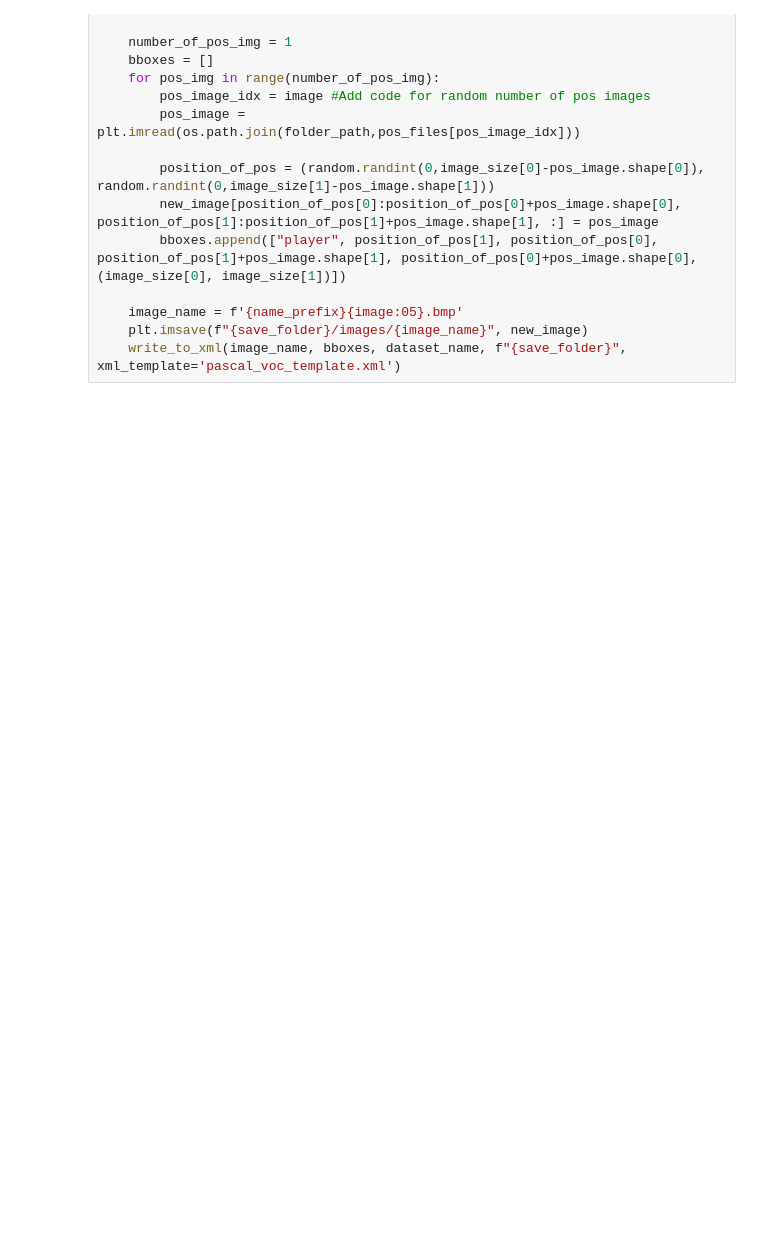
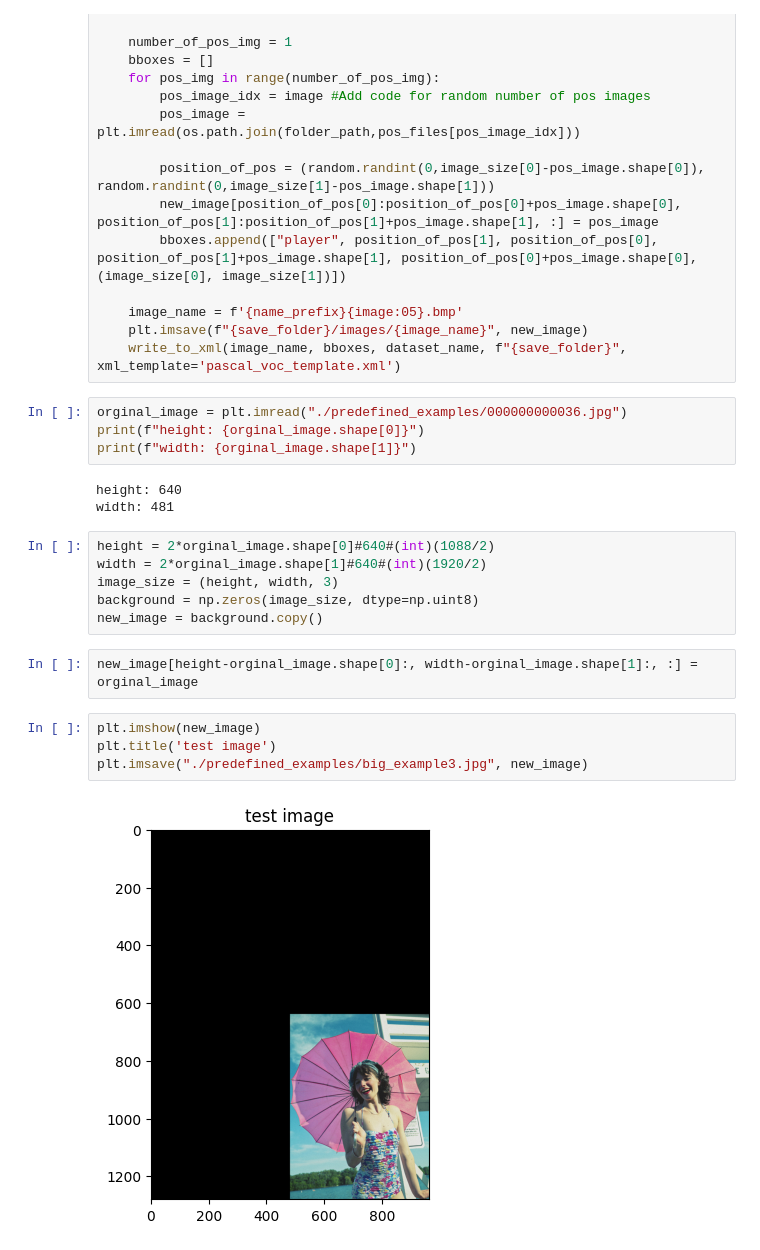
Before and after one commit to ManosMpampis/opendr, a Jupyter notebook: projects/python/perception/object_detection_2d/nanodet/dataset_manager.ipynb, the cells around one changed output. Drawn from its saved outputs; the diff is of its cells as text; blank space fills up the shorter version.

```diff
--- a/projects/python/perception/object_detection_2d/nanodet/dataset_manager.ipynb
+++ b/projects/python/perception/object_detection_2d/nanodet/dataset_manager.ipynb
@@ -322,3 +322,24 @@ for image in range(pos_counter):
     image_name = f'{name_prefix}{image:05}.bmp'
     plt.imsave(f"{save_folder}/images/{image_name}", new_image)
     write_to_xml(image_name, bboxes, dataset_name, f"{save_folder}", xml_template='pascal_voc_template.xml')
+# %%
+orginal_image = plt.imread("./predefined_examples/000000000036.jpg")
+print(f"height: {orginal_image.shape[0]}")
+print(f"width: {orginal_image.shape[1]}")
+# %% [output]
+height: 640
+width: 481
+# %%
+height = 2*orginal_image.shape[0]#640#(int)(1088/2)
+width = 2*orginal_image.shape[1]#640#(int)(1920/2)
+image_size = (height, width, 3)
+background = np.zeros(image_size, dtype=np.uint8)
+new_image = background.copy()
+# %%
+new_image[height-orginal_image.shape[0]:, width-orginal_image.shape[1]:, :] = orginal_image
+# %%
+plt.imshow(new_image)
+plt.title('test image')
+plt.imsave("./predefined_examples/big_example3.jpg", new_image)
+# %% [output]
+[figure, added]
```
Also changed, not shown: 22 other files.
